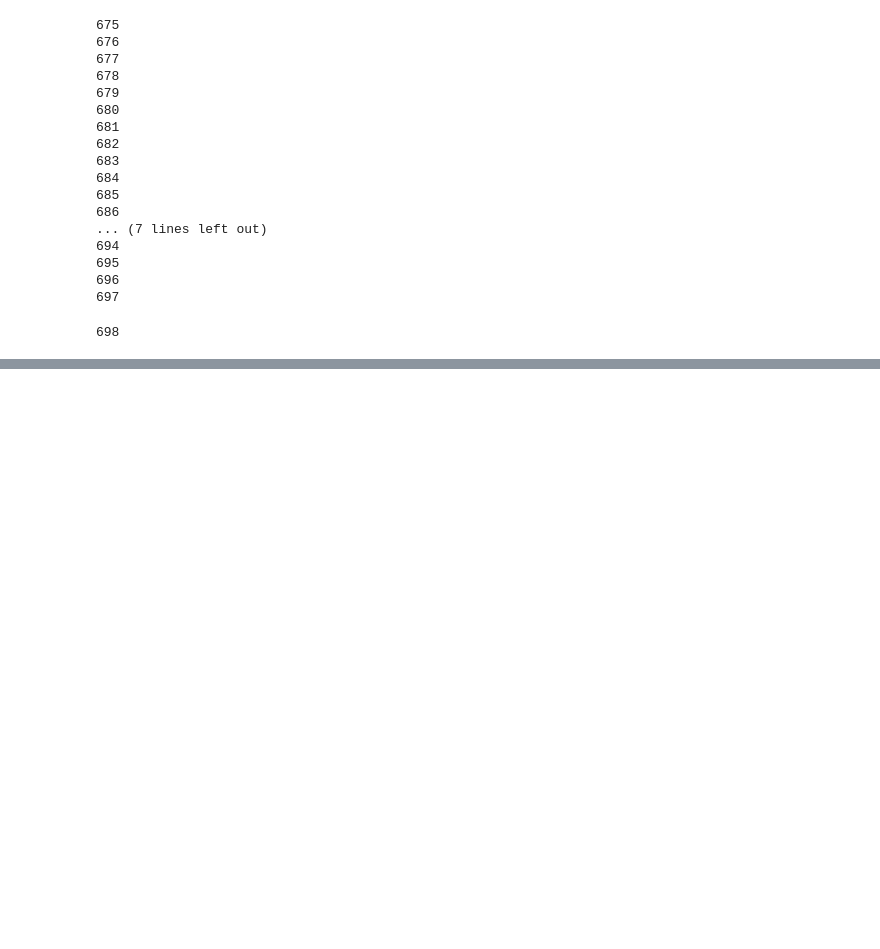
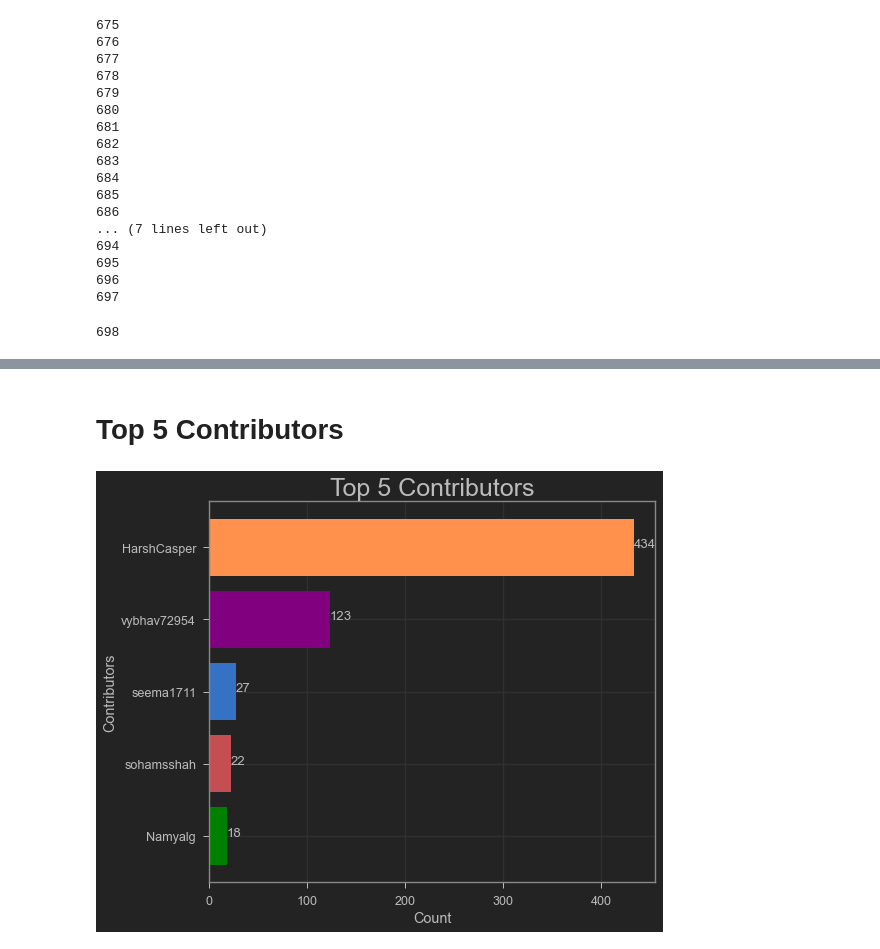
Before and after one commit to Aditya-Komaravolu/PR-Analyzer, a Jupyter notebook: PRScrapper.ipynb, the cells around one changed output, grey strips where cells are left out. Saved outputs shown, nothing was run; the diff lists cells and outputs as text; code cells hidden in the pictures; blank space fills up the shorter version.

```diff
--- a/PRScrapper.ipynb
+++ b/PRScrapper.ipynb
@@ -224,0 +262,34 @@ df.to_csv('pr_info.csv')
+# %%
+#load data from json
+def total_contributions_count():
+    import json
+    with open('Contributors data.json') as fp:
+        info=json.load(fp)
+    return info
+
+info=total_contributions_count()
+# from collections import OrderedDict
+# info=OrderedDict(sorted(info.items()))
+# %% [markdown]
+# Top 5 Contributors
+# %%
+#plot to show top 5 contributors
+colors=['green','r','b','purple','y',]
+contributors=list(info.keys())
+count=list(info.values())
+plt.barh(
+    contributors[-5:],
+    count[-5:],
+    color=colors,
+    zorder=2
+)
+plt.title("Top 5 Contributors",fontsize=25)
+plt.xlabel("Count")
+plt.ylabel("Contributors")
+plt.grid(zorder=1)
+for index, value in enumerate(count[-5:]):
+    plt.text(value, index,
+             str(value))
+plt.show()
+# %% [output]
+[figure, added]
```
Also changed, not shown: parts of 25 cells of this notebook, 1 other file.
